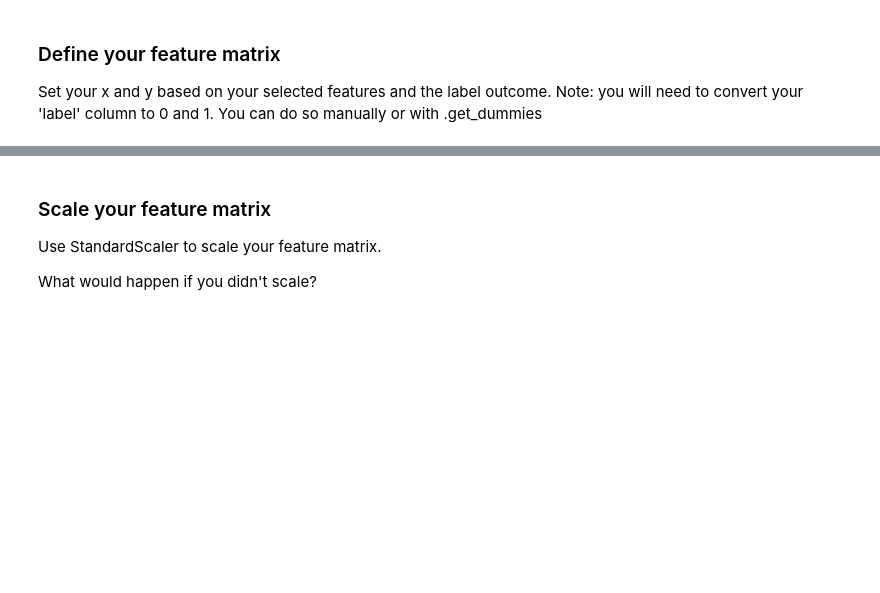
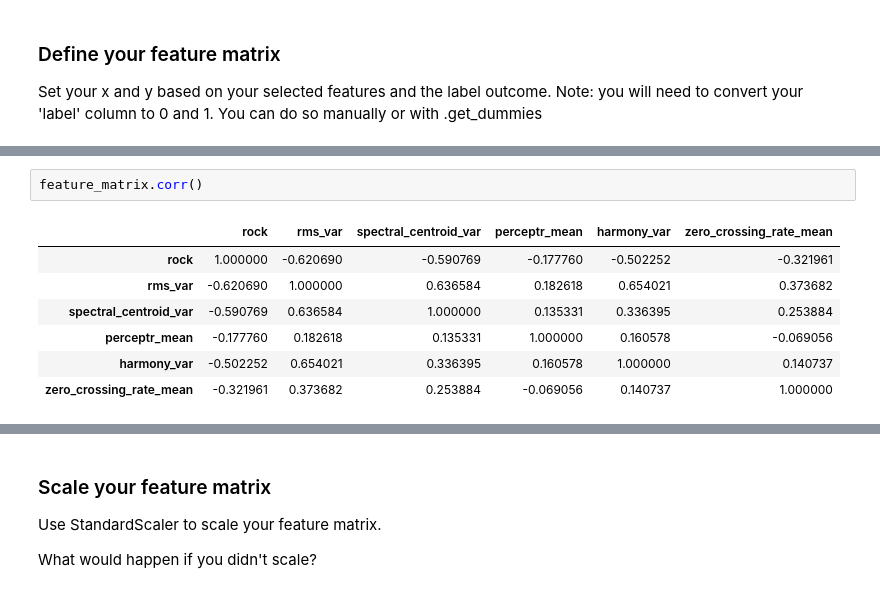
Before and after one commit to SamK65/AudioTechII, a Jupyter notebook: Activities/Activity7_PandasRegression.ipynb, the cells around one changed output, grey strips where cells are left out. Saved outputs shown, nothing was run; the diff lists cells and outputs as text; blank space fills up the shorter version.

```diff
--- a/Activities/Activity7_PandasRegression.ipynb
+++ b/Activities/Activity7_PandasRegression.ipynb
@@ -91,0 +110,10 @@ Note: you will need to convert your 'label' column to 0 and 1. You can do so man
+# %%
+feature_matrix.corr()
+# %% [output]
+|  | rock | rms_var | spectral_centroid_var | perceptr_mean | harmony_var | zero_crossing_rate_mean |
+| rock | 1.000000 | -0.620690 | -0.590769 | -0.177760 | -0.502252 | -0.321961 |
+| rms_var | -0.620690 | 1.000000 | 0.636584 | 0.182618 | 0.654021 | 0.373682 |
+| spectral_centroid_var | -0.590769 | 0.636584 | 1.000000 | 0.135331 | 0.336395 | 0.253884 |
+| perceptr_mean | -0.177760 | 0.182618 | 0.135331 | 1.000000 | 0.160578 | -0.069056 |
+| harmony_var | -0.502252 | 0.654021 | 0.336395 | 0.160578 | 1.000000 | 0.140737 |
+| zero_crossing_rate_mean | -0.321961 | 0.373682 | 0.253884 | -0.069056 | 0.140737 | 1.000000 |
```
Also changed, not shown: parts of 20 cells of this notebook.
